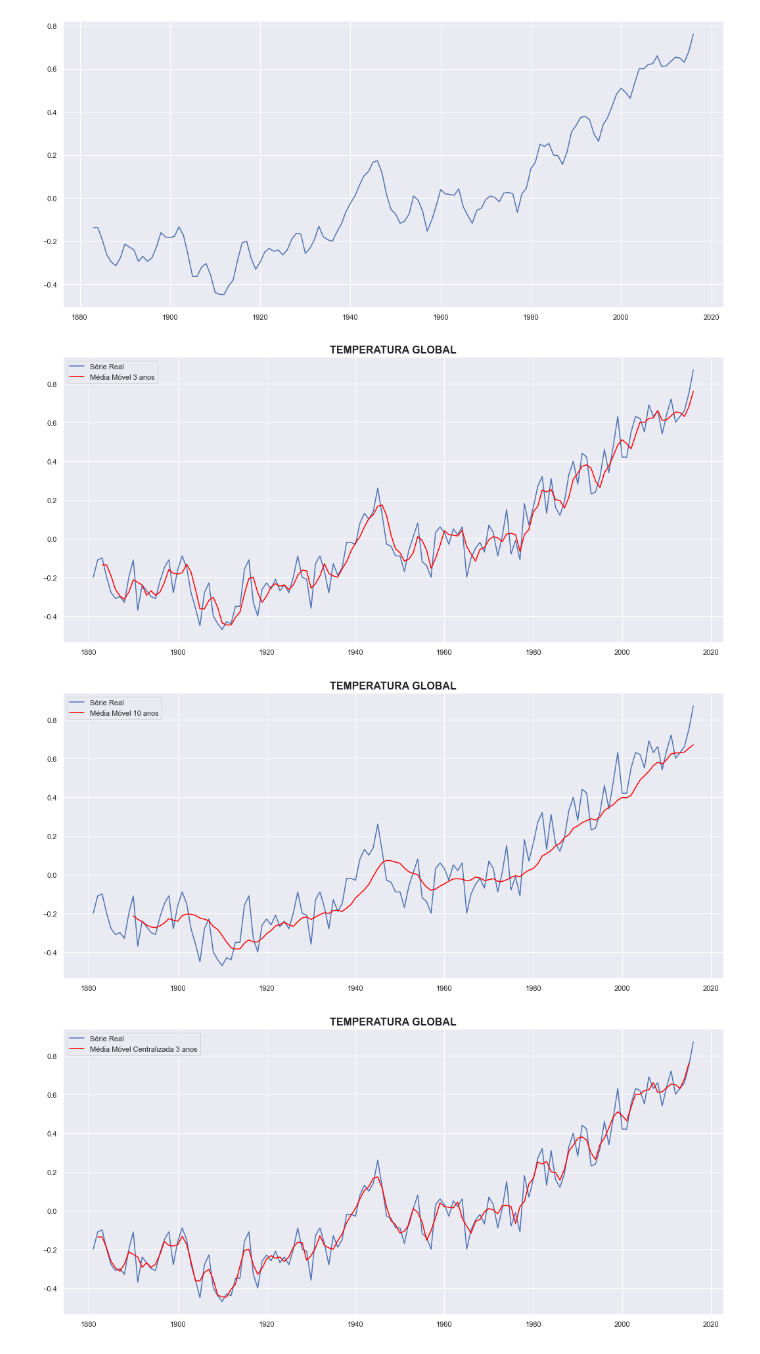
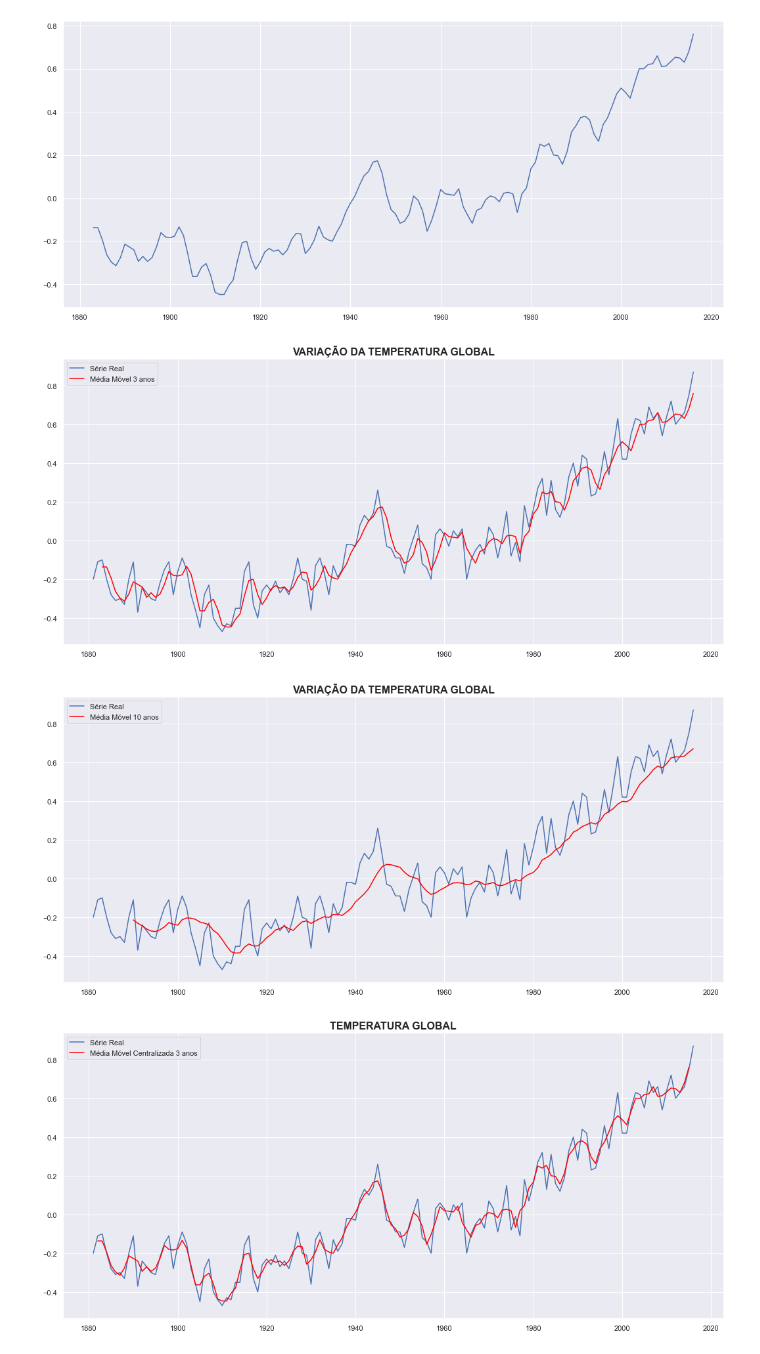
Before and after one commit to hernandesmjunior/Python-Series-Temporais, a Jupyter notebook: Curso de Séries Temporais com Python - Prof Luciano Galdino/Fundamentos de Séries Temporais/Media-Movel.ipynb, the cells around one changed output. Saved outputs shown, nothing was run; the diff lists cells and outputs as text; code cells hidden in the pictures.

```diff
--- a/Curso de Séries Temporais com Python - Prof Luciano Galdino/Fundamentos de Séries Temporais/Media-Movel.ipynb
+++ b/Curso de Séries Temporais com Python - Prof Luciano Galdino/Fundamentos de Séries Temporais/Media-Movel.ipynb
@@ -70,11 +70,11 @@ plt.plot(media_movel1)
 # %%
 plt.plot(serie, label='Série Real')
 plt.plot(media_movel1, color='red', label='Média Móvel 3 anos')
 plt.legend(loc='upper left')
-plt.title('TEMPERATURA GLOBAL', fontweight='bold', fontsize=16)
+plt.title('VARIAÇÃO DA TEMPERATURA GLOBAL', fontweight='bold', fontsize=16)
 plt.show()
 # %% [output]
-[figure, old version]
+[figure, new version]
 # %%
 media_movel2 = serie.rolling(window=10)
 media_movel2 = media_movel2.mean()
@@ -82,10 +82,10 @@ media_movel2 = media_movel2.mean()
 plt.plot(serie, label='Série Real')
 plt.plot(media_movel2, color='red', label='Média Móvel 10 anos')
 plt.legend(loc='upper left')
-plt.title('TEMPERATURA GLOBAL', fontweight='bold', fontsize=16)
+plt.title('VARIAÇÃO DA TEMPERATURA GLOBAL', fontweight='bold', fontsize=16)
 plt.show()
 # %% [output]
-[figure, old version]
+[figure, new version]
 # %%
 media_movel3 = serie.rolling(window=3, center=True)
 media_movel3 = media_movel3.mean()
```
